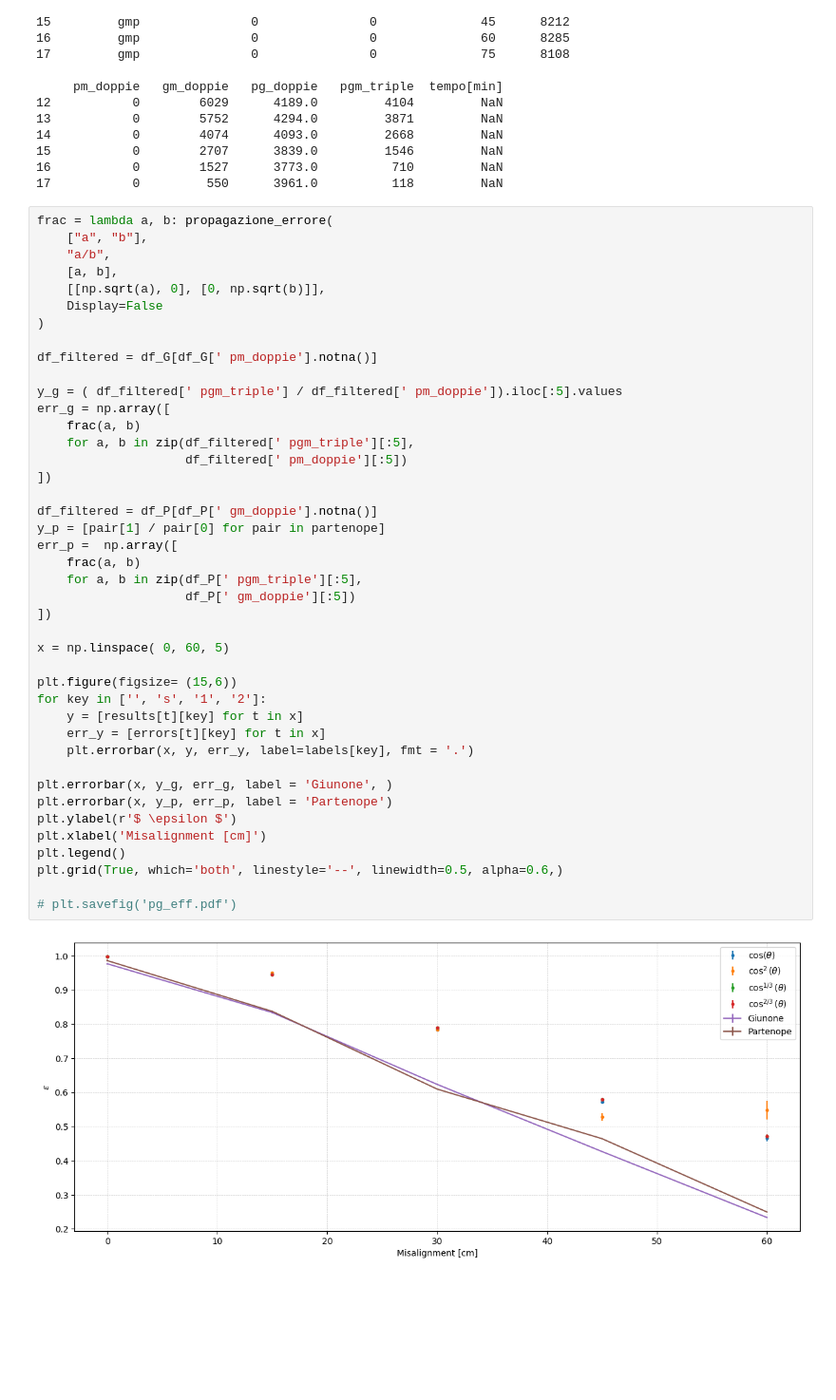
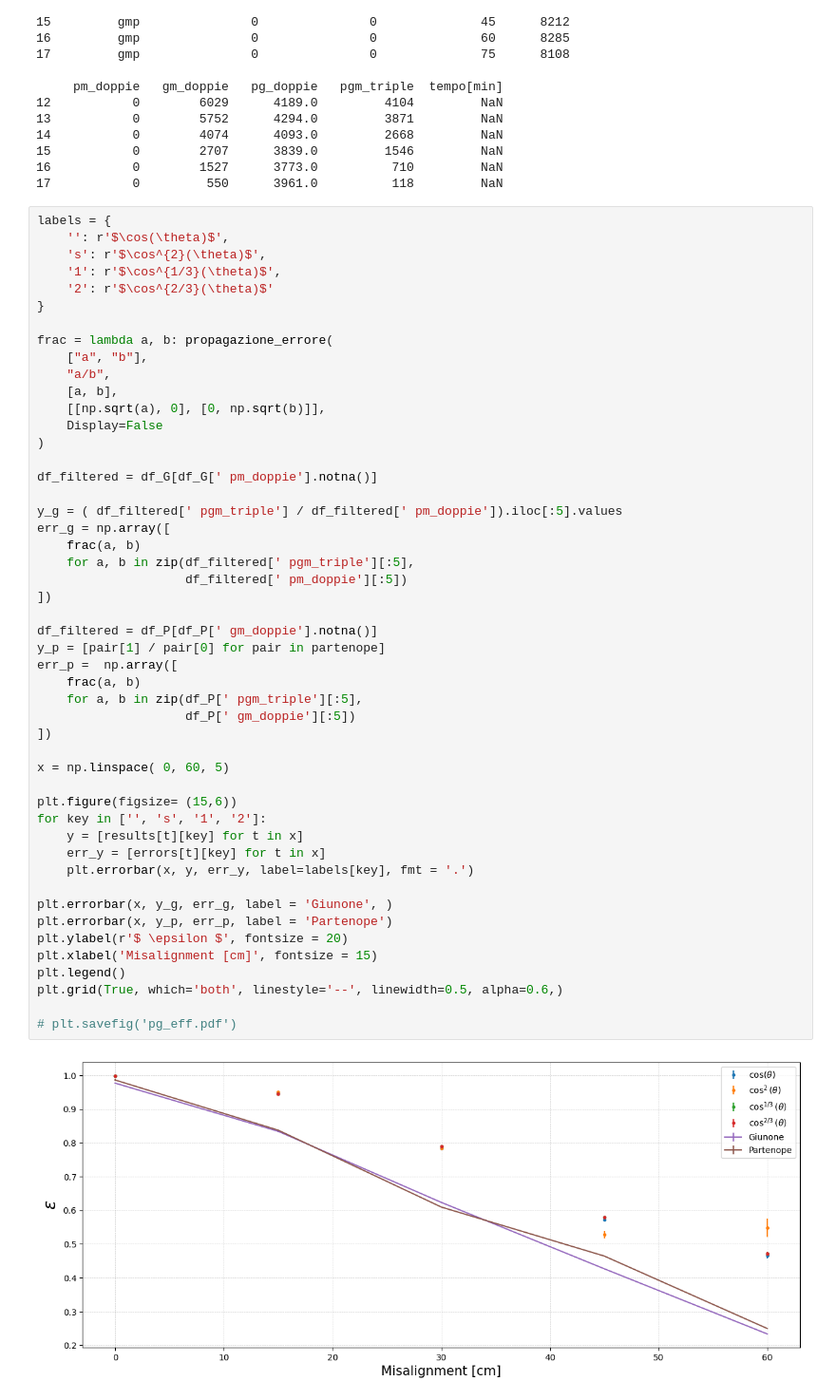
Before and after one commit to Matti-z/Lab-muons, a Jupyter notebook: simulazioni/tia/analisi/deadzones.ipynb, the cells around one changed output. Shown at 95% size. Cells and saved outputs as stored; diff of their text form; blank space fills up the shorter version.

```diff
--- a/simulazioni/tia/analisi/deadzones.ipynb
+++ b/simulazioni/tia/analisi/deadzones.ipynb
@@ -283,6 +282,13 @@ print(df_M)
 16           0        1527      3773.0          710         NaN
 17           0         550      3961.0          118         NaN
 # %%
+labels = {
+    '': r'$\cos(\theta)$',
+    's': r'$\cos^{2}(\theta)$',
+    '1': r'$\cos^{1/3}(\theta)$',
+    '2': r'$\cos^{2/3}(\theta)$'
+}
+
 frac = lambda a, b: propagazione_errore(
     ["a", "b"],
     "a/b",
@@ -296,33 +302,33 @@ df_filtered = df_G[df_G[' pm_doppie'].notna()]
 y_g = ( df_filtered[' pgm_triple'] / df_filtered[' pm_doppie']).iloc[:5].values
 err_g = np.array([
     frac(a, b)
     for a, b in zip(df_filtered[' pgm_triple'][:5],
                     df_filtered[' pm_doppie'][:5])
 ])
 
 df_filtered = df_P[df_P[' gm_doppie'].notna()]
 y_p = [pair[1] / pair[0] for pair in partenope]
 err_p =  np.array([
     frac(a, b)
     for a, b in zip(df_P[' pgm_triple'][:5],
                     df_P[' gm_doppie'][:5])
 ])
 
 x = np.linspace( 0, 60, 5)
 
 plt.figure(figsize= (15,6))
 for key in ['', 's', '1', '2']:
     y = [results[t][key] for t in x]
     err_y = [errors[t][key] for t in x]
     plt.errorbar(x, y, err_y, label=labels[key], fmt = '.')
 
 plt.errorbar(x, y_g, err_g, label = 'Giunone', )
 plt.errorbar(x, y_p, err_p, label = 'Partenope')
-plt.ylabel(r'$ \epsilon $')
-plt.xlabel('Misalignment [cm]')
+plt.ylabel(r'$ \epsilon $', fontsize = 20)
+plt.xlabel('Misalignment [cm]', fontsize = 15)
 plt.legend()
 plt.grid(True, which='both', linestyle='--', linewidth=0.5, alpha=0.6,)
 
 # plt.savefig('pg_eff.pdf')
 # %% [output]
-[figure, old version]
+[figure, new version]
```
Also changed, not shown: parts of 3 cells of this notebook, 8 other files.
